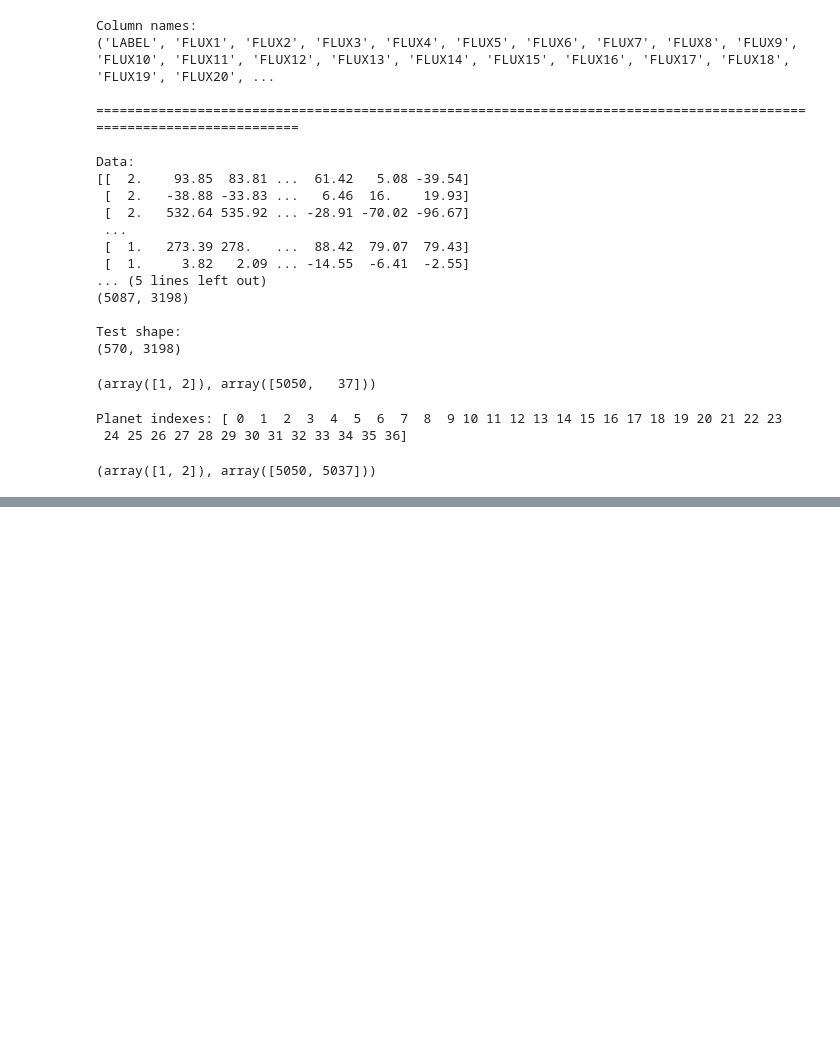
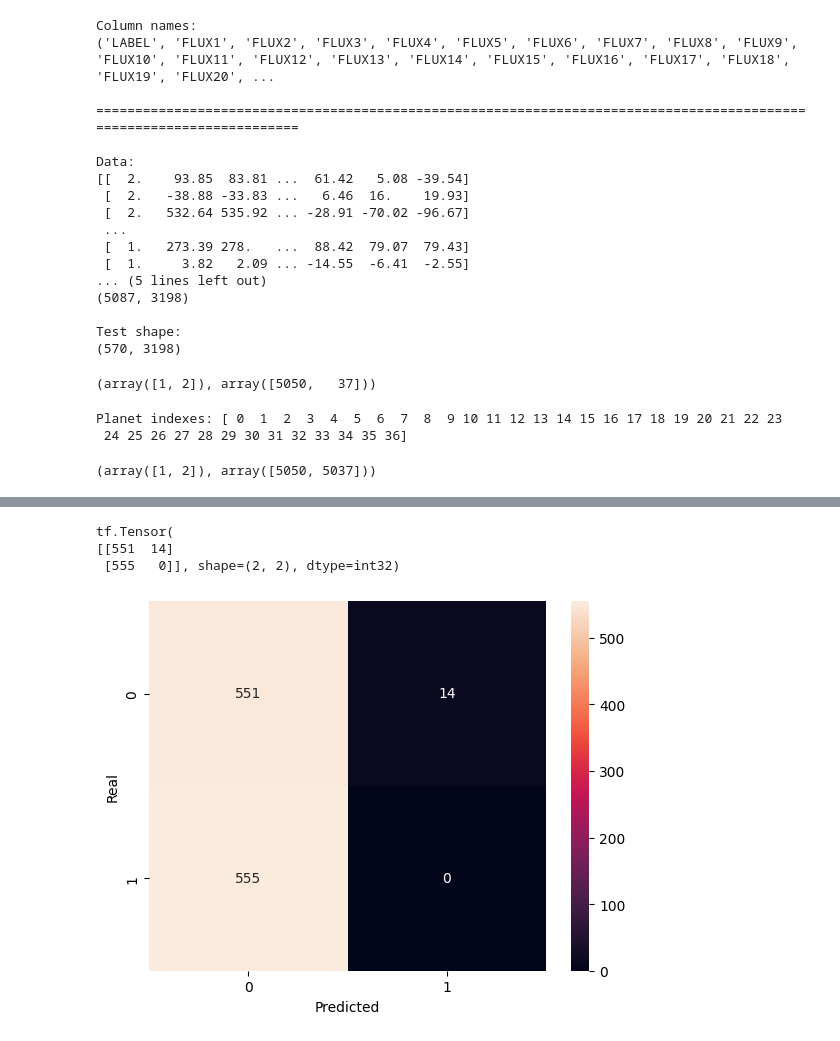
Before and after one commit to EfJot314/PlanetDetection, a Jupyter notebook: detection.ipynb, the cells around one changed output, grey strips where cells are left out. Drawn from its saved outputs; the diff is of its cells as text; code cells hidden in the pictures; blank space fills up the shorter version.

```diff
--- a/detection.ipynb
+++ b/detection.ipynb
@@ -166,5 +178,5 @@ model.add(Dense(1, activation='sigmoid'))
 model.compile(optimizer='adam', loss='binary_crossentropy', metrics=['accuracy'])
 # %%
 #training
-model.fit(X_train, y_train, epochs=15, batch_size=200)
+model.fit(X_train, y_train, epochs=25, batch_size=400)
 # %% [output]
@@ -189,3 +206,10 @@ Epoch 15/15
+# %%
+n_over = 550
+planet_test_indexes = planet_indexes = np.where(y_test == 1)[0]
+X_test_over = np.array([X_test[ind] for ind in np.random.choice(planet_test_indexes, n_over)])
+y_test_over = np.array([1 for _ in range(n_over)])
+# %%
+X_test, y_test = np.concatenate((X_test, X_test_over)), np.concatenate((y_test, y_test_over))
 # %%
 #tests
 loss, accuracy = model.evaluate(X_test, y_test)
@@ -221,0 +231,17 @@ print(classes_pred)
+# %%
+#confusion matrix
+con_matrix = tf.math.confusion_matrix(labels=y_test, predictions=classes_pred)
+print(con_matrix)
+# %% [output]
+tf.Tensor(
+[[551  14]
+ [555   0]], shape=(2, 2), dtype=int32)
+# %%
+#show confusion matrix
+plt.figure()
+sns.heatmap(con_matrix, annot=True, fmt='d')
+plt.xlabel('Predicted')
+plt.ylabel('Real')
+plt.show()
+# %% [output]
+[figure, added]
```
Also changed, not shown: parts of 9 cells of this notebook.
